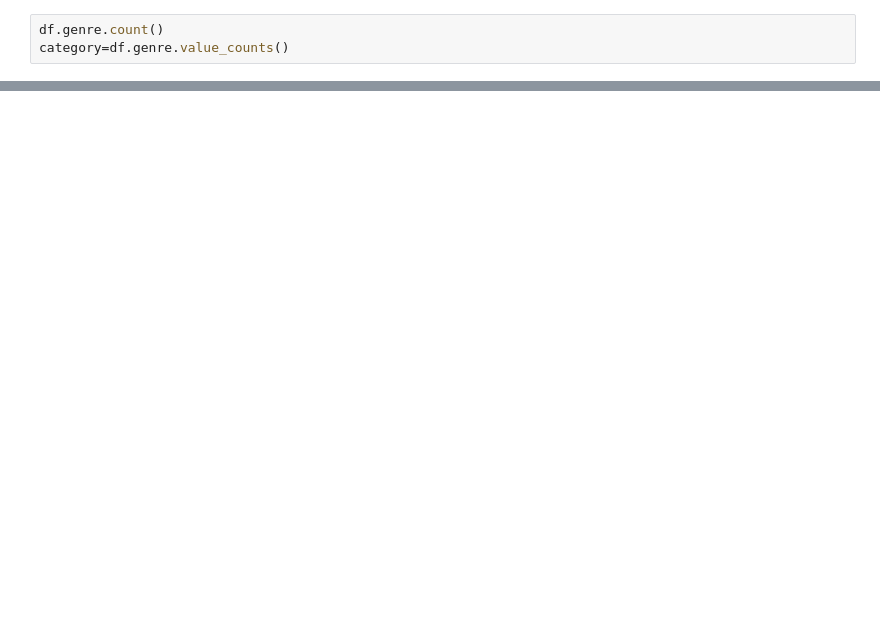
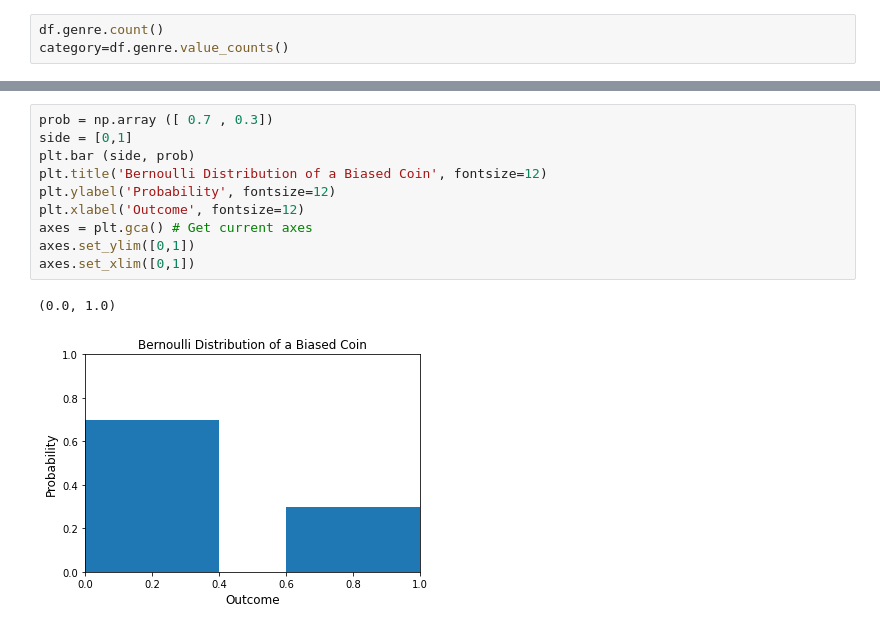
Before and after one commit to ajay152603/Phthon-for-DS, a Jupyter notebook: 4. Module 1: Data Science - Understaning visulization in detail.ipynb, the cells around one changed output, grey strips where cells are left out. Drawn from its saved outputs; the diff is of its cells as text; blank space fills up the shorter version.

```diff
--- a/4. Module 1: Data Science - Understaning visulization in detail.ipynb
+++ b/4. Module 1: Data Science - Understaning visulization in detail.ipynb
@@ -311,0 +208,13 @@ chart.set_xticklabels(
+# %%
+prob = np.array ([ 0.7 , 0.3])
+side = [0,1]
+plt.bar (side, prob)
+plt.title('Bernoulli Distribution of a Biased Coin', fontsize=12)
+plt.ylabel('Probability', fontsize=12)
+plt.xlabel('Outcome', fontsize=12)
+axes = plt.gca() # Get current axes
+axes.set_ylim([0,1])
+axes.set_xlim([0,1])
+# %% [output]
+(0.0, 1.0)
+[figure, added]
```
Also changed, not shown: parts of 38 cells of this notebook.
